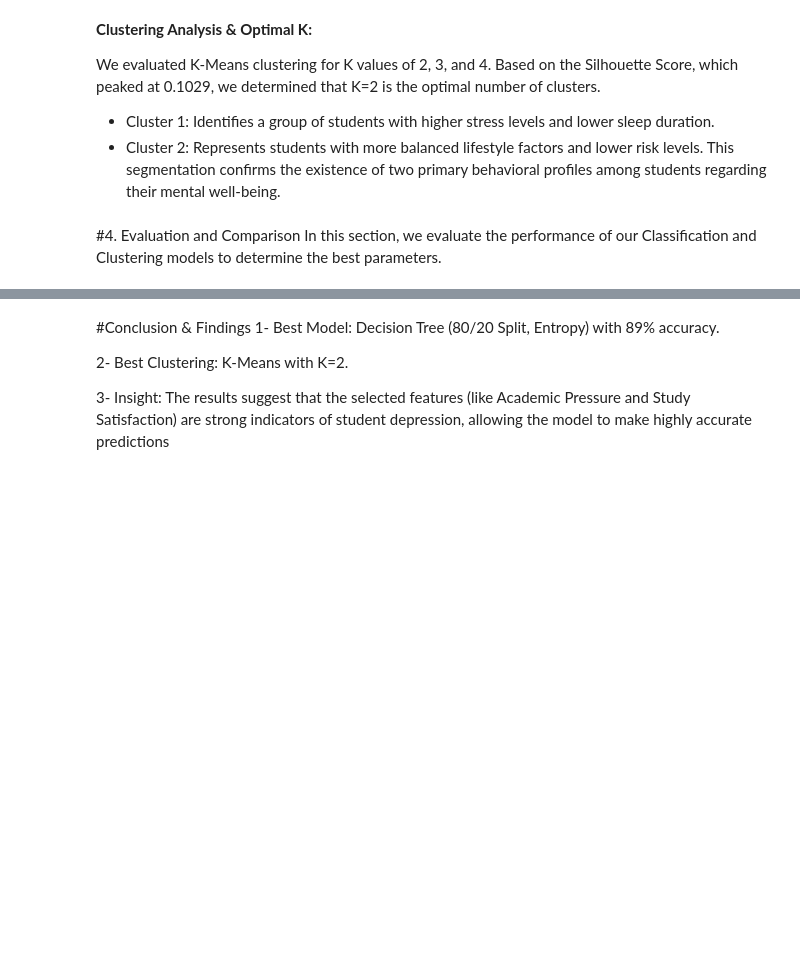
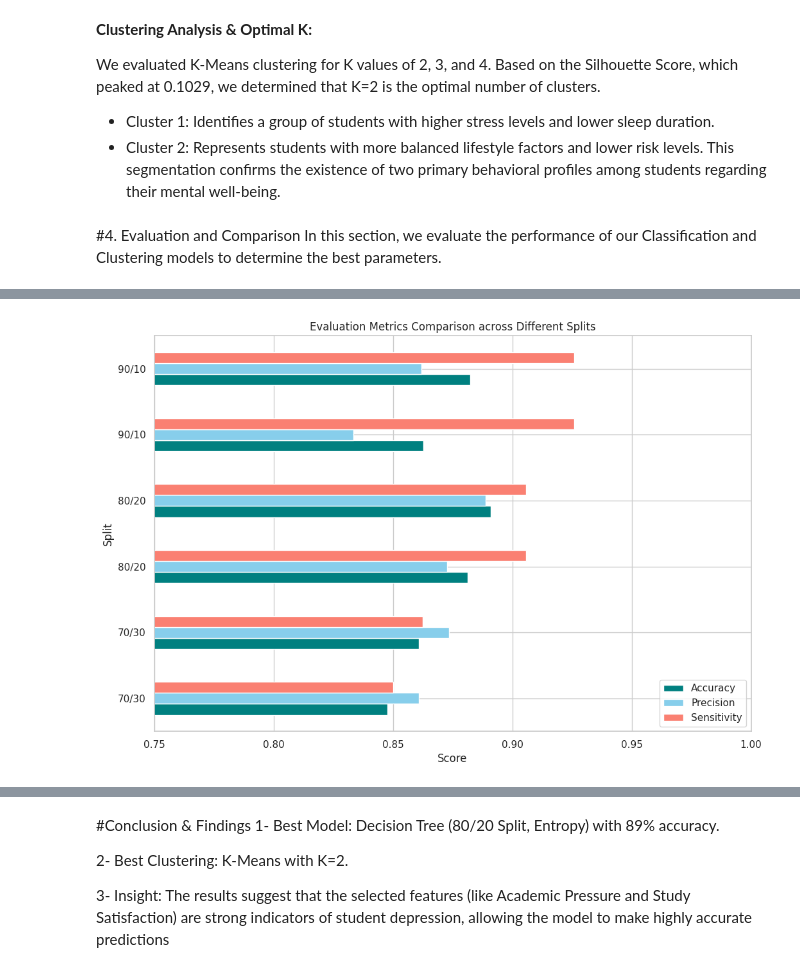
Before and after one commit to joodali25/IT326-DataMining-Project, a Jupyter notebook: Reports/Phase3.ipynb, the cells around one changed output, grey strips where cells are left out. Drawn from its saved outputs; the diff is of its cells as text; code cells hidden in the pictures; blank space fills up the shorter version.

```diff
--- a/Reports/Phase3.ipynb
+++ b/Reports/Phase3.ipynb
@@ -592,0 +563,17 @@ This bar chart visualizes the accuracy across all experiments. It is evident tha
+# %%
+import pandas as pd
+
+all_results = []
+splits = [0.30, 0.20, 0.10]
+criteria = ["gini", "entropy"]
+
+
+for s in splits:
+    for c in criteria:
+        res = run_decision_tree(s, c, X, y)
+        all_results.append(res)
+
+
+columns = ["Split", "Criterion", "Accuracy", "Precision", "Sensitivity", "Specificity"]
+df_eval= pd.DataFrame(all_results, columns=columns)
+display(df_eval)
@@ -592,0 +663,10 @@ This bar chart visualizes the accuracy across all experiments. It is evident tha
+# %%
+
+df_eval.set_index('Split')[['Accuracy', 'Precision', 'Sensitivity']].plot(kind='barh', figsize=(12,8), color=['teal', 'skyblue', 'salmon'])
+plt.title('Evaluation Metrics Comparison across Different Splits')
+plt.xlabel('Score')
+plt.xlim(0.75, 1.0)
+plt.legend(loc='lower right')
+plt.show()
+# %% [output]
+[figure, added]
```
Also changed, not shown: parts of 17 cells of this notebook.
